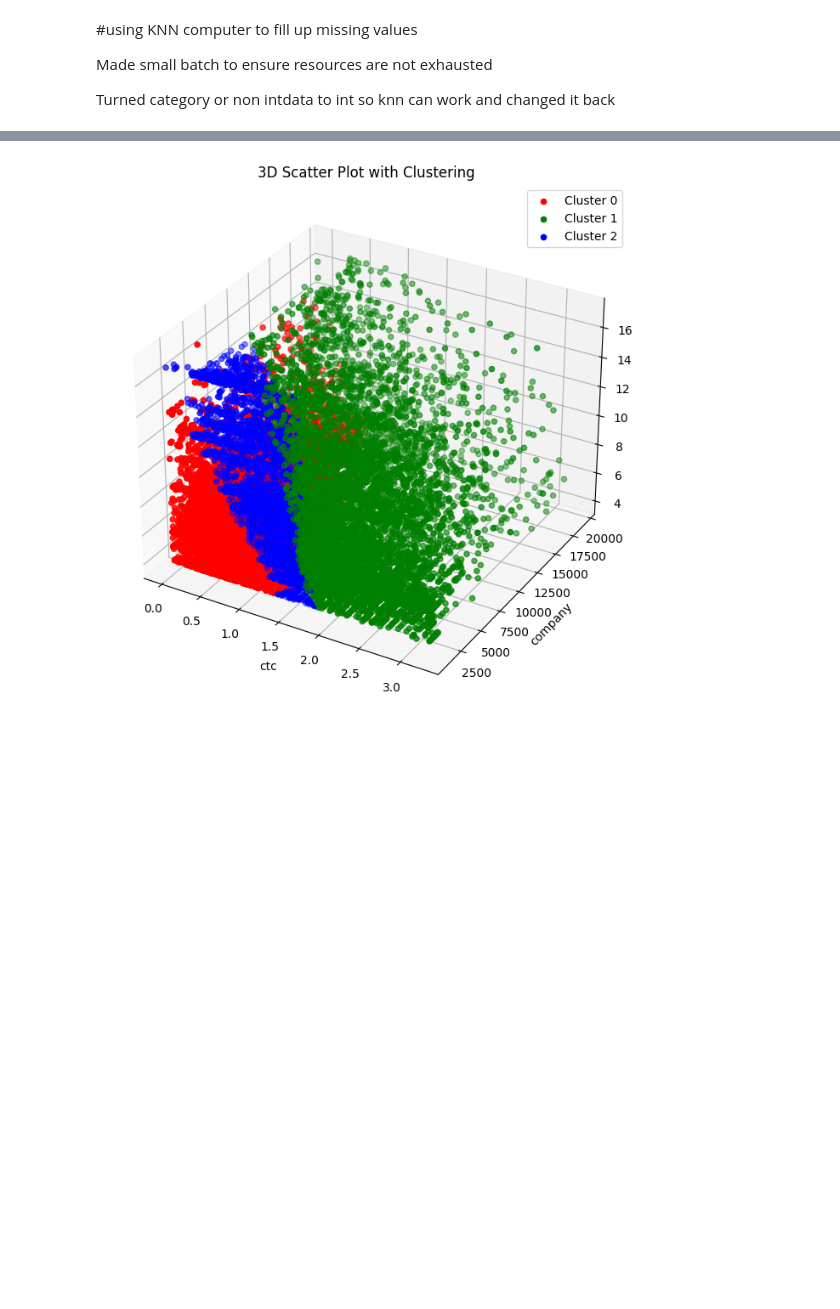
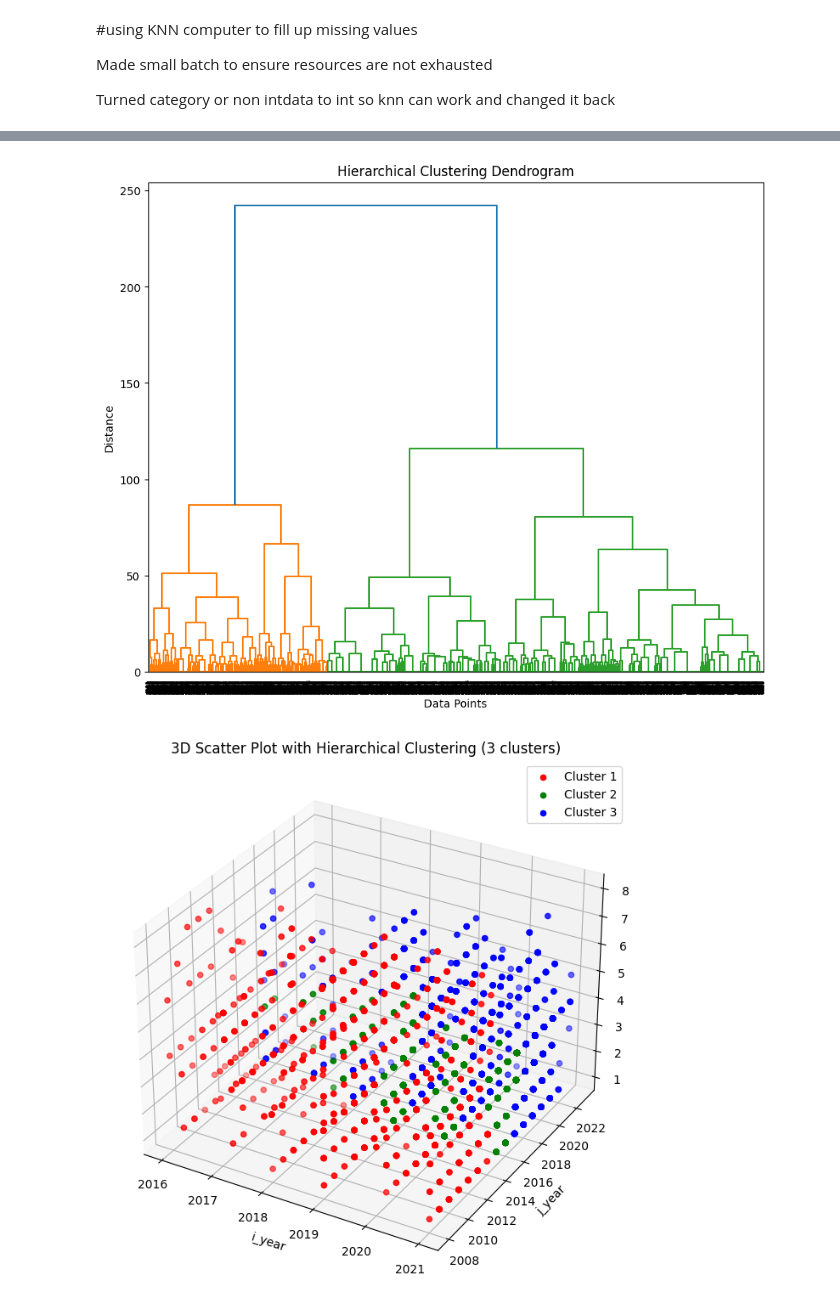
Before and after one commit to ashishkumarsaklani/AIML, a Jupyter notebook: Clustering.ipynb, the cells around one changed output, grey strips where cells are left out. Drawn from its saved outputs; the diff is of its cells as text; code cells hidden in the pictures; blank space fills up the shorter version.

```diff
--- a/Clustering.ipynb
+++ b/Clustering.ipynb
@@ -431,4 +583 @@ Length: 61, dtype: int64
-# %%
-df.head()
-df = df_sampled
 # %%
@@ -482,30 +614,30 @@ Data columns (total 7 columns):
 # %%
-
+#gmm
 
 
 # Define features for clustering
 features = ['ctc', 'company', 'position']
 
-# Perform clustering
+# Perform clustering with GMM
 X = df[features]
-kmeans = KMeans(n_clusters=3, random_state=42)  # You can adjust the number of clusters
-df['cluster'] = kmeans.fit_predict(X)
+gmm = GaussianMixture(n_components=3, covariance_type= 'tied',init_params = 'random',random_state=42)  # You can adjust the number of components (clusters)
+df['gmm'] = gmm.fit_predict(X)
 
 # Plot 3D scatter plot with clusters as hue
 fig = plt.figure(figsize=(10, 8))
 ax = fig.add_subplot(111, projection='3d')
 
 # Define colors for each cluster
-colors = ['r', 'g', 'b']
+colors = ['r', 'g', 'b','y','c']
 
-for cluster, color in zip(df['cluster'].unique(), colors):
-    cluster_df = df[df['cluster'] == cluster]
+for cluster, color in zip(df['gmm'].unique(), colors):
+    cluster_df = df[df['gmm'] == cluster]
     ax.scatter(cluster_df[features[0]], cluster_df[features[1]], cluster_df[features[2]], c=color, label=f'Cluster {cluster}')
 
 ax.set_xlabel(features[0])
 ax.set_ylabel(features[1])
 ax.set_zlabel(features[2])
-ax.set_title('3D Scatter Plot with Clustering')
+ax.set_title('3D Scatter Plot with GMM Clustering')
 ax.legend()
 plt.show()
 # %% [output]
@@ -514,31 +645,45 @@ The default value of `n_init` will change from 10 to 'auto' in 1.4. Set the valu
 # %%
 
 
+df_5k = df.sample(n=5000, random_state=42)
 
 # Define features for clustering
-features = ['ctc', 'company', 'position']
+features = ['i_year', 'j_year', 'position']
 
-# Perform clustering with GMM
-X = df[features]
-gmm = GaussianMixture(n_components=3, covariance_type= 'tied',init_params = 'random',random_state=42)  # You can adjust the number of components (clusters)
-df['cluster'] = gmm.fit_predict(X)
+# Perform hierarchical clustering
+X = df_5k[features]
+Z = linkage(X, method='ward')  # You can choose different linkage methods
+
+# Plot dendrogram
+plt.figure(figsize=(10, 8))
+dendrogram(Z)
+plt.title('Hierarchical Clustering Dendrogram')
+plt.xlabel('Data Points')
+plt.ylabel('Distance')
+plt.show()
+
+# Cut the dendrogram to obtain 3 clusters
+k = 3  # Number of clusters
+clusters = fcluster(Z, k, criterion='maxclust')
+df_5k['Hiererarchical'] = clusters
 
 # Plot 3D scatter plot with clusters as hue
 fig = plt.figure(figsize=(10, 8))
 ax = fig.add_subplot(111, projection='3d')
 
 # Define colors for each cluster
-colors = ['r', 'g', 'b','y','c']
+colors = ['r', 'g', 'b']
 
-for cluster, color in zip(df['cluster'].unique(), colors):
-    cluster_df = df[df['cluster'] == cluster]
+for cluster, color in zip(range(1, k+1), colors):
+    cluster_df = df_5k[clusters == cluster]
     ax.scatter(cluster_df[features[0]], cluster_df[features[1]], cluster_df[features[2]], c=color, label=f'Cluster {cluster}')
 
 ax.set_xlabel(features[0])
 ax.set_ylabel(features[1])
 ax.set_zlabel(features[2])
-ax.set_title('3D Scatter Plot with Clustering')
+ax.set_title('3D Scatter Plot with Hierarchical Clustering (3 clusters)')
 ax.legend()
 plt.show()
 # %% [output]
-[figure, old version]
+[figure, new version]
+[figure, added]
```
Also changed, not shown: parts of 35 cells of this notebook.
